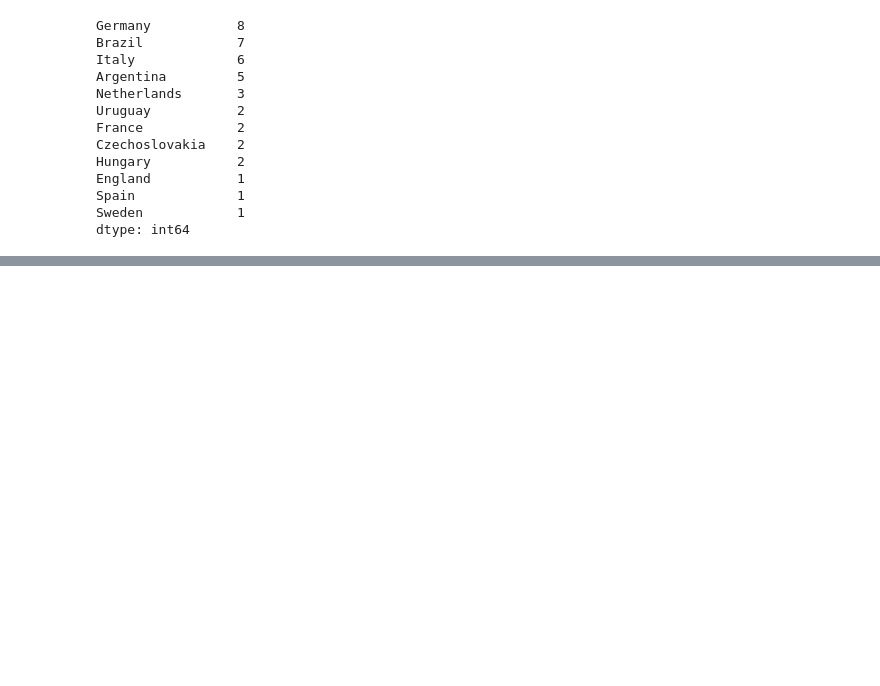
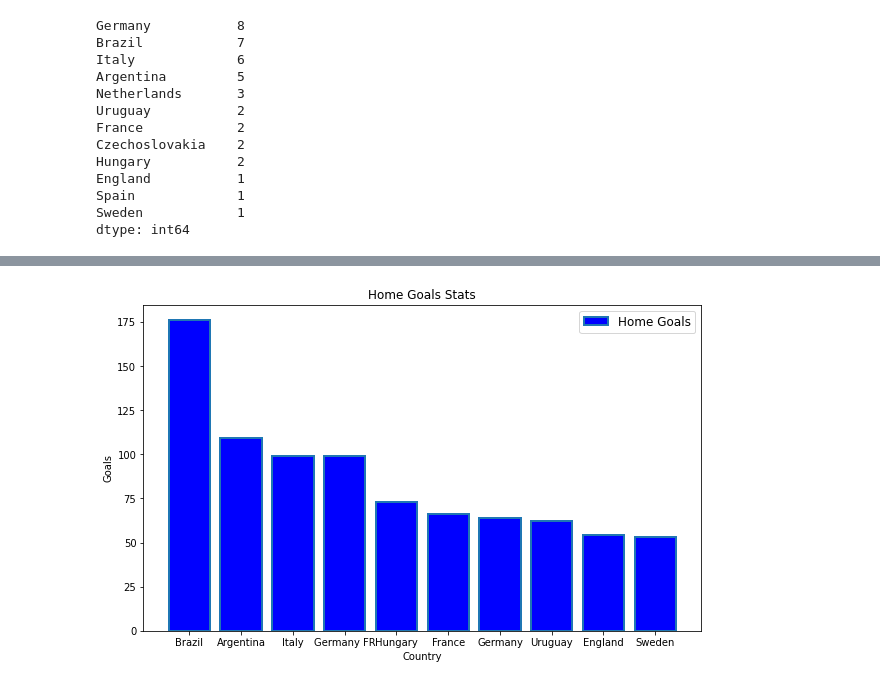
Before and after one commit to Heisnamba/Potfolio, a Jupyter notebook: FIFA_WC_.ipynb, the cells around one changed output, grey strips where cells are left out. Saved outputs shown, nothing was run; the diff lists cells and outputs as text; code cells hidden in the pictures; blank space fills up the shorter version.

```diff
--- a/FIFA_WC_.ipynb
+++ b/FIFA_WC_.ipynb
@@ -358,0 +400,3 @@ dtype: int64
+# %%
+# Droping some columns which are unnecessary
+WCD = WC_details.drop(columns = ['Datetime', 'Home Team Initials', 'Away Team Initials', 'Stadium', 'City', 'Assistant 1', 'Assistant 2' ])
@@ -358,0 +420,8 @@ dtype: int64
+# %%
+# Home Team Goals
+WC_home_goals = WCD[['Home Team Name', 'Home Team Goals']]
+
+# Group by Away Team Name and sum the Goals
+home_goals_scored = WC_home_goals.groupby('Home Team Name')['Home Team Goals'].sum().reset_index()
+# %%
+home_goals_scored = home_goals_scored.sort_values(by = 'Home Team Goals', ascending = False)
@@ -358,0 +644,14 @@ dtype: int64
+# %%
+top10_home_goals = home_goals_scored.head(10)
+index1 = top10_home_goals['Home Team Name']
+data= top10_home_goals['Home Team Goals']
+# %%
+plt.figure(figsize = (10,6))
+plt.bar(index1, data, color = 'blue', edgecolor = '#1f77b4', linewidth = 2)
+plt.title("Home Goals Stats")
+plt.legend(['Home Goals'], loc='best', fontsize = 'large')
+plt.xlabel('Country')
+plt.ylabel('Goals')
+plt.show()
+# %% [output]
+[figure, added]
```
Also changed, not shown: parts of 53 cells of this notebook.
